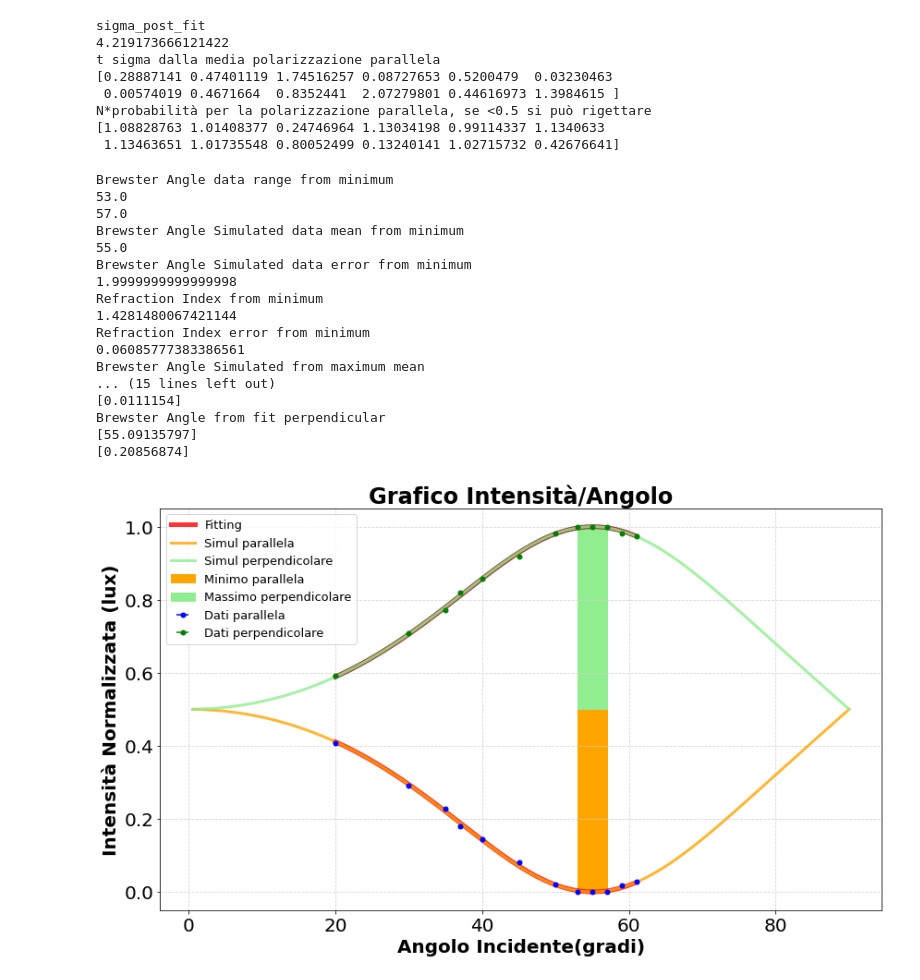
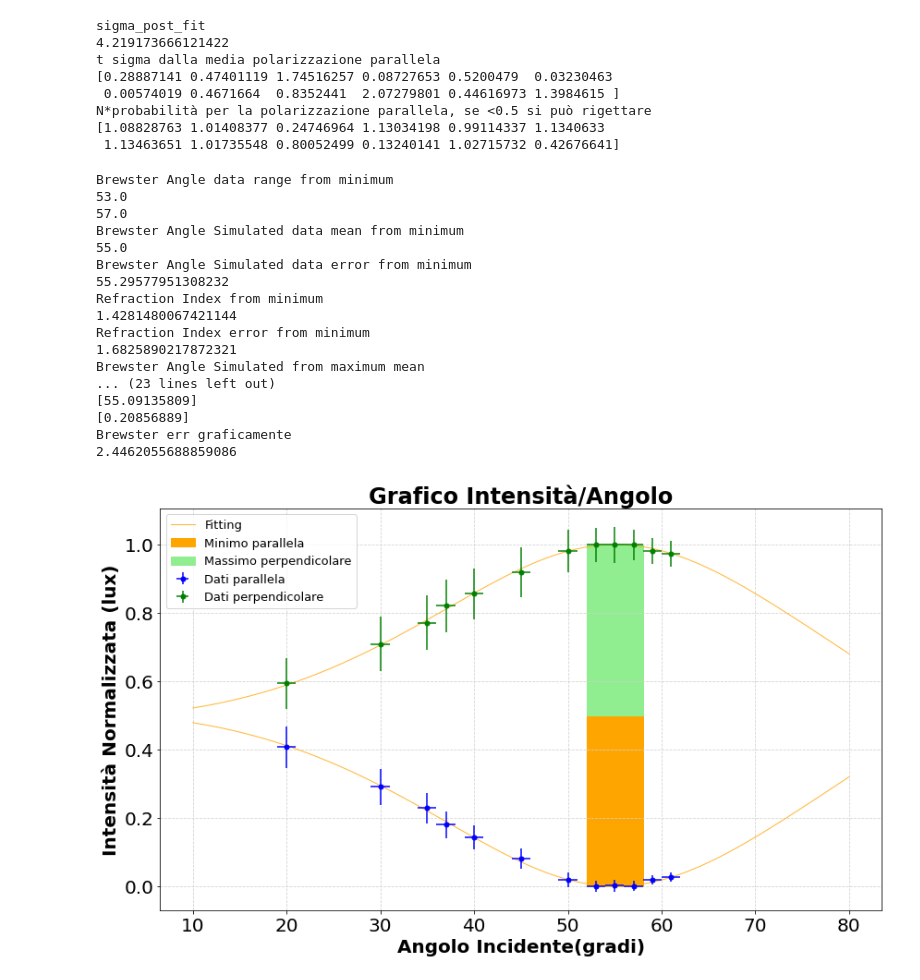
Before and after one commit to alessandramontalbano/Ottica_Brewster_Angle, a Jupyter notebook: code/Simulazione fit_Brewster_Angle.ipynb, the cells around one changed output. Saved outputs shown, nothing was run; the diff lists cells and outputs as text; code cells hidden in the pictures.

```diff
--- a/code/Simulazione fit_Brewster_Angle.ipynb
+++ b/code/Simulazione fit_Brewster_Angle.ipynb
@@ -354,7 +354,7 @@ def fittingPerpendicular(thetai, indexrifr):
   return (np.sin(thetai-np.arcsin(np.sin(thetai)/indexrifr))**2/np.sin(thetai+np.arcsin(np.sin(thetai)/indexrifr))**2)/((np.tan(thetai-np.arcsin(np.sin(thetai)/indexrifr))**2/np.tan(thetai+np.arcsin(np.sin(thetai)/indexrifr))**2)+(np.sin(thetai-np.arcsin(np.sin(thetai)/indexrifr))**2/np.sin(thetai+np.arcsin(np.sin(thetai)/indexrifr))**2))
 
 
-n = 1.43
+n = 1.27
 #simulation
 thetai = np.linspace(0.01,np.pi/2,1000)
 thetat = np.arcsin(np.sin(thetai)/n)
@@ -373,16 +373,31 @@ max = np.argmax(Isimulated2)
 #data
 Idata0 = np.array([2.7,1.18,4.1,6.82,8,9.6,0.073,0.022,0.0452,1.84,15.6,11.4])
 Idata02 = np.array([97.3,60.2,46.8,40.7,36.6,32.4,73.1,78.3,86.6,99.9,22.75,27.8])
+Idataerr = 1.3
 Angle0 = 90-np.array([29,40,45,50,53,55,35,37,33,31,70,60])
 Idata1 = Idata = Idata0
 Idata12 = Idata2 = Idata02
 Idatatot = Idata+Idata2
+
+Idatatoterr = Idataerr+Idataerr
+Idataerrrel = (Idatatoterr/Idatatot + Idataerr/Idata)
+Idataerrrel2 = (Idatatoterr/Idatatot + Idataerr/Idata2)
+
+
 Idata = Idata/Idatatot
+Idataerr = Idataerrrel*Idata
 Idata2 = Idata2/Idatatot
+Idataerr2 = Idataerrrel2*Idata2
+
+Angleerr = 1
+
 Angle = Angle0/180*np.pi
 #print data result
 minimum = findMinWithRange(Angle,Idata,0.01)
 maximum = findMaxWithRange(Angle,Idata2,0.01)
+
+
+
 
 print('Brewster Angle data range from minimum')
 print(Angle[minimum[0]]*180/np.pi)
@@ -392,7 +407,7 @@ print('Brewster Angle Simulated data mean from minimum')
 BrewsterDataAngle = (Angle[minimum[0]]+Angle[minimum[1]])*90/np.pi
 print(BrewsterDataAngle)
 print('Brewster Angle Simulated data error from minimum')
-BrewsterDataAngleErr = np.abs(Angle[minimum[0]]-Angle[minimum[1]])*90/np.pi
+BrewsterDataAngleErr = np.abs(Angle[minimum[0]]-Angle[minimum[1]]+2*Angleerr)*90/np.pi
 print(BrewsterDataAngleErr)
 print('Refraction Index from minimum')
 print(np.tan(BrewsterDataAngle/180*np.pi))
@@ -403,7 +418,7 @@ print('Brewster Angle Simulated from maximum mean')
 BrewsterDataAngle = (Angle[maximum[0]]+Angle[maximum[1]])*90/np.pi
 print(BrewsterDataAngle)
 print('Brewster Angle Simulated from maximum error')
-BrewsterDataAngleErr = np.abs(Angle[maximum[0]]-Angle[maximum[1]])*90/np.pi
+BrewsterDataAngleErr = np.abs(Angle[maximum[0]]-Angle[maximum[1]]+2*Angleerr)*90/np.pi
 print(BrewsterDataAngleErr)
 print('Refraction Index from maximum')
 print(np.tan(BrewsterDataAngle/180*np.pi))
@@ -420,11 +435,15 @@ indexrifr = popt
 print('Index rifr from fit')
 print(indexrifr)
 print(indexrifr_err)
+print('Index rifr err graficamente')
+print(0.07)
 print('Brewster Angle from fit')
 print(np.arctan(indexrifr)*180/np.pi)
 print(1/(1+indexrifr**2)*indexrifr_err*180/np.pi)
+print('Brewster err graficamente')
+print(1/(1+1.43**2)*0.07*180/np.pi)
 
-x = np.linspace(np.min(Angle),np.max(Angle),1000)
+x = np.linspace(10*np.pi/180,80*np.pi/180,1000)
 x1 = np.arcsin(np.sin(x)/indexrifr)
 Idatafit = simulation(x,x1)
 Idatafitperpendicular = simulationPerpendicular(x,x1)
@@ -439,11 +458,15 @@ indexrifrPerp = popt
 print('Index rifr from fit perpendicular')
 print(indexrifrPerp)
 print(indexrifr_errPerp)
+print('Index rifr err graficamente')
+print(0.13)
 print('Brewster Angle from fit perpendicular')
 print(np.arctan(indexrifrPerp)*180/np.pi)
 print(1/(1+indexrifrPerp**2)*indexrifr_errPerp*180/np.pi)
+print('Brewster err graficamente')
+print(1/(1+1.43**2)*0.13*180/np.pi)
 
-xPerp = np.linspace(np.min(Angle),np.max(Angle),1000)
+xPerp = np.linspace(10*np.pi/180,80*np.pi/180,1000)
 x1Perp = np.arcsin(np.sin(xPerp)/indexrifrPerp)
 IdatafitPerp = simulation(xPerp,x1Perp)
 IdatafitperpendicularPerp = simulationPerpendicular(xPerp,x1Perp)
@@ -456,46 +479,46 @@ plt.rcParams.update({'font.size': 20})
 ax = fig.gca()
 plt.title("Grafico Intensità/Angolo",fontweight="bold")
 plt.xlabel("Angolo Incidente(gradi)",fontweight="bold")
 plt.ylabel("Intensità Normalizzata (lux)",fontweight="bold")
 
 plt.grid(color='lightgray',linestyle="--",zorder=0)
-plt.plot(x*180/np.pi,y,color='red', label='Fitting', linewidth=5, alpha=0.8)
+plt.plot(x*180/np.pi,y,color='orange', label='Fitting', linewidth=1, alpha=0.8)
 #plt.plot(x*180/np.pi,yperpendicular,color='red', linewidth=5, alpha=0.8)
 
 #plt.plot(xPerp*180/np.pi,yPerp,color='darkred', label='Fitting Perp', linewidth=5, alpha=0.8)
-plt.plot(xPerp*180/np.pi,yperpendicularPerp,color='darkred', linewidth=5, alpha=0.8)
+plt.plot(xPerp*180/np.pi,yperpendicularPerp,color='orange', linewidth=1, alpha=0.8)
 
-plt.plot(thetai*360/np.pi/2,Isimulated, zorder=5, color = "orange", label = "Simul parallela", linewidth=3, alpha=0.8)
-plt.plot(thetai*360/np.pi/2,Isimulated2, zorder=5, color = "lightgreen", label = "Simul perpendicolare", linewidth=3, alpha=0.8)
+#plt.plot(thetai*360/np.pi/2,Isimulated, zorder=5, color = "orange", label = "Simul parallela", linewidth=3, alpha=0.8)
+#plt.plot(thetai*360/np.pi/2,Isimulated2, zorder=5, color = "lightgreen", label = "Simul perpendicolare", linewidth=3, alpha=0.8)
 
-plt.errorbar(Angle*360/np.pi/2,Idata,xerr=(0.5/180*np.pi), fmt='o', markersize = 5, zorder=5, color = "blue", label = "Dati parallela")
-plt.errorbar(Angle*360/np.pi/2,Idata2,xerr=(0.5/180*np.pi), fmt='o', markersize = 5, zorder=5, color = "green", label = "Dati perpendicolare")
+plt.errorbar(Angle*360/np.pi/2,Idata,xerr=Angleerr,yerr=Idataerr, fmt='o', markersize = 5, zorder=5, color = "blue", label = "Dati parallela")
+plt.errorbar(Angle*360/np.pi/2,Idata2,xerr=Angleerr, yerr=Idataerr2,fmt='o', markersize = 5, zorder=5, color = "green", label = "Dati perpendicolare")
 #plt.errorbar(thetai*360/np.pi/2,Itot, fmt='o', markersize = 5, zorder=5, color = "red", label = "Simulated set")
 #plt.axvspan(Angle[minimum[0]]*180/np.pi,Angle[minimum[1]]*180/np.pi, alpha=0.5,color='orange',label='Minimum')
-plt.fill_between(np.linspace(Angle[minimum[0]]*180/np.pi,Angle[minimum[1]]*180/np.pi,100),np.zeros(100),np.ones(100)*0.5,color='orange',label='Minimo parallela')
-plt.fill_between(np.linspace(Angle[maximum[0]]*180/np.pi,Angle[maximum[1]]*180/np.pi,100),np.ones(100),np.ones(100)*0.5,color='lightgreen',label='Massimo perpendicolare')
+plt.fill_between(np.linspace(Angle[minimum[0]]*180/np.pi-Angleerr,Angle[minimum[1]]*180/np.pi+Angleerr,100),np.zeros(100),np.ones(100)*0.5,color='orange',label='Minimo parallela')
+plt.fill_between(np.linspace(Angle[maximum[0]]*180/np.pi-Angleerr,Angle[maximum[1]]*180/np.pi+Angleerr,100),np.ones(100),np.ones(100)*0.5,color='lightgreen',label='Massimo perpendicolare')
 #plt.plot(thetai*360/np.pi/2,Isimulated, color="red",zorder=1, label = "Simulated Curve")
 #plt.plot(IFit,xFit, color="orange",zorder=1, label = "Simulated Fit")
 plt.legend(loc="upper left",prop={'size': 13})
 plt.grid(color='lightgray',linestyle="--",zorder=0)
 plt.show()
 #fig.savefig(f'GraficoMIParte1.pdf',dpi = 300)
 # %% [output]
 Brewster Angle data range from minimum
 53.0
 57.0
 Brewster Angle Simulated data mean from minimum
 55.0
 Brewster Angle Simulated data error from minimum
-1.9999999999999998
+55.29577951308232
 Refraction Index from minimum
 1.4281480067421144
 Refraction Index error from minimum
-0.06085777383386561
+1.6825890217872321
 Brewster Angle Simulated from maximum mean
-... (15 lines left out)
-[0.0111154]
-Brewster Angle from fit perpendicular
-[55.09135797]
-[0.20856874]
+... (23 lines left out)
+[55.09135809]
+[0.20856889]
+Brewster err graficamente
+2.4462055688859086
-[figure, old version]
+[figure, new version]
```
